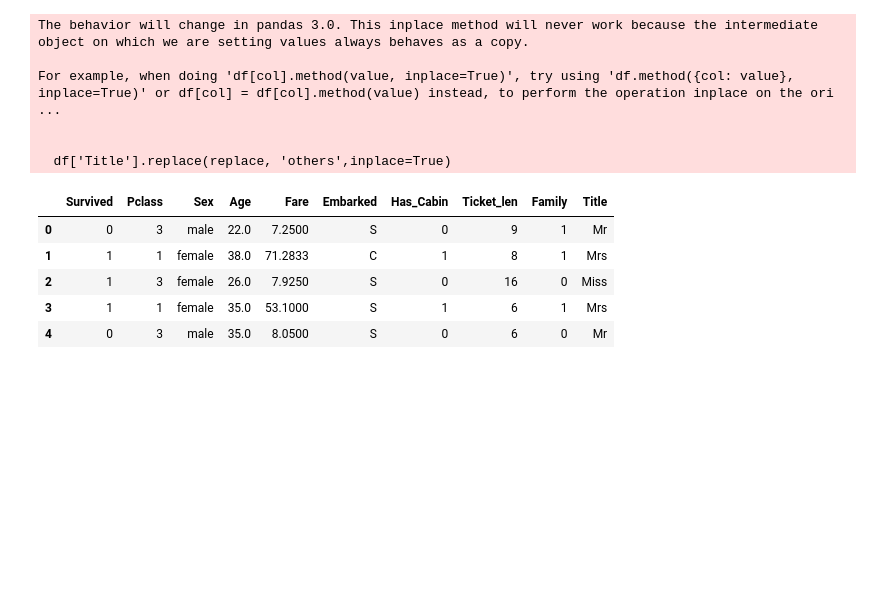
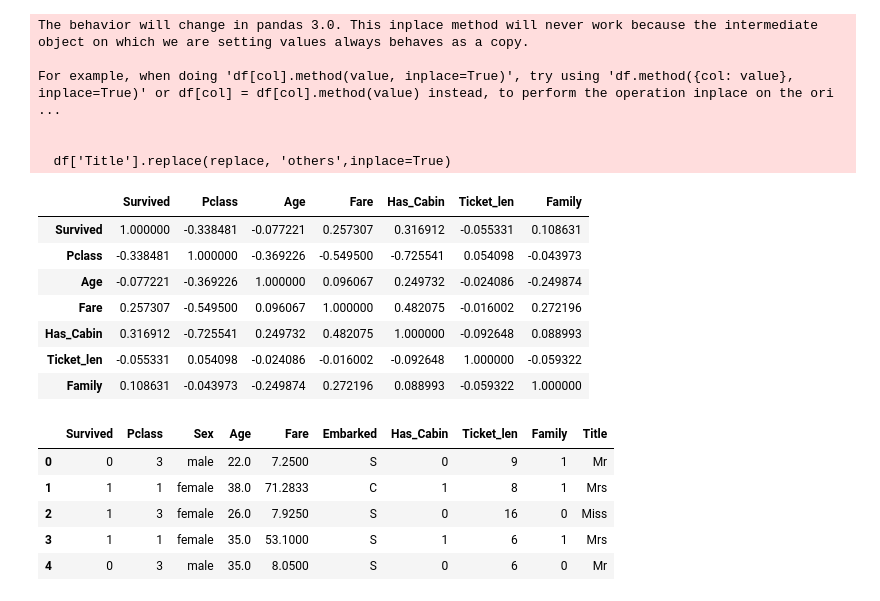
Before and after one commit to Mouryagna/ML, a Jupyter notebook: machineLearning/models/Titanic.ipynb, the cells around one changed output. Saved outputs shown, nothing was run; the diff lists cells and outputs as text; code cells hidden in the pictures; blank space fills up the shorter version.

```diff
--- a/machineLearning/models/Titanic.ipynb
+++ b/machineLearning/models/Titanic.ipynb
@@ -83,6 +92,18 @@ For example, when doing 'df[col].method(value, inplace=True)', try using 'df.met
   df['Title'].replace(replace, 'others',inplace=True)
 # %%
 df.drop(columns=['PassengerId','Name','SibSp','Parch','Ticket','Cabin'],inplace=True)
+# %%
+corr = df.corr(numeric_only=True)
+corr
+# %% [output]
+|  | Survived | Pclass | Age | Fare | Has_Cabin | Ticket_len | Family |
+| Survived | 1.000000 | -0.338481 | -0.077221 | 0.257307 | 0.316912 | -0.055331 | 0.108631 |
+| Pclass | -0.338481 | 1.000000 | -0.369226 | -0.549500 | -0.725541 | 0.054098 | -0.043973 |
+| Age | -0.077221 | -0.369226 | 1.000000 | 0.096067 | 0.249732 | -0.024086 | -0.249874 |
+| Fare | 0.257307 | -0.549500 | 0.096067 | 1.000000 | 0.482075 | -0.016002 | 0.272196 |
+| Has_Cabin | 0.316912 | -0.725541 | 0.249732 | 0.482075 | 1.000000 | -0.092648 | 0.088993 |
+| Ticket_len | -0.055331 | 0.054098 | -0.024086 | -0.016002 | -0.092648 | 1.000000 | -0.059322 |
+| Family | 0.108631 | -0.043973 | -0.249874 | 0.272196 | 0.088993 | -0.059322 | 1.000000 |
 # %%
 df.head()
 # %% [output]
```
Also changed, not shown: parts of 17 cells of this notebook, 5 other files.
